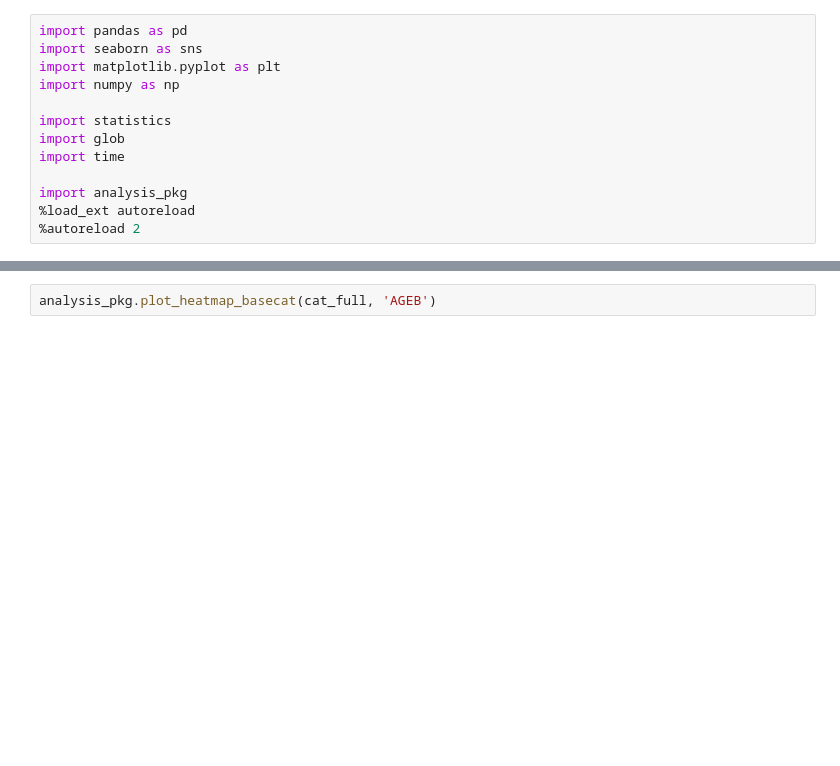
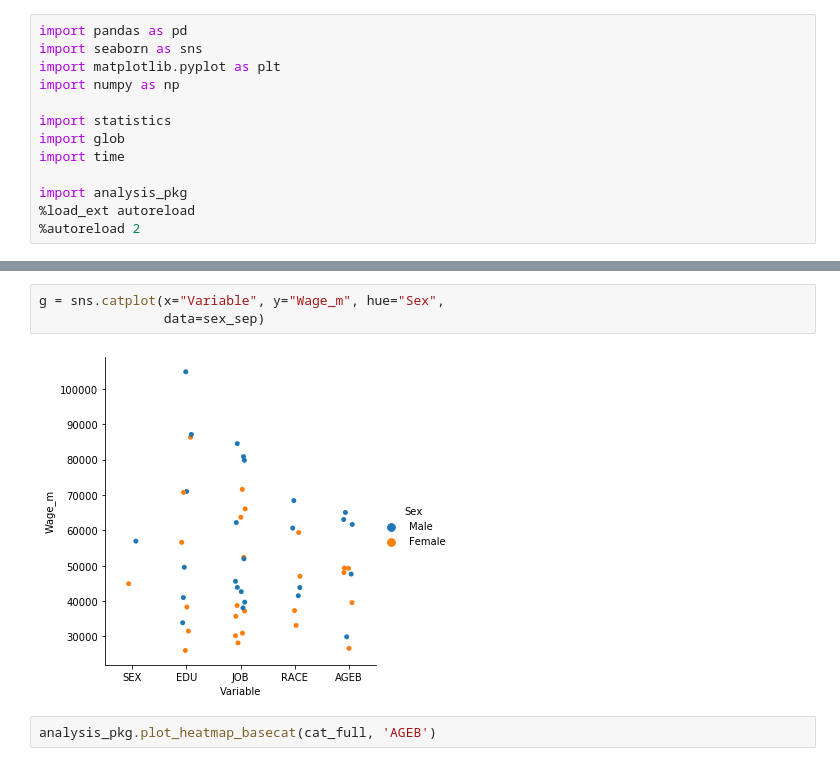
Before and after one commit to AlbeChen/Census_Wage_Analysis, a Jupyter notebook: final_analysis.ipynb, the cells around one changed output, grey strips where cells are left out. Drawn from its saved outputs; the diff is of its cells as text; blank space fills up the shorter version.

```diff
--- a/final_analysis.ipynb
+++ b/final_analysis.ipynb
@@ -58,3 +66,8 @@ plt.plot([25000,150000], [25000,150000], linewidth=1)
+# %%
+g = sns.catplot(x="Variable", y="Wage_m", hue="Sex",
+                data=sex_sep)
+# %% [output]
+[figure, added]
 # %%
 analysis_pkg.plot_heatmap_basecat(cat_full, 'AGEB')
 # %% [output]
```
Also changed, not shown: parts of 7 cells of this notebook.
